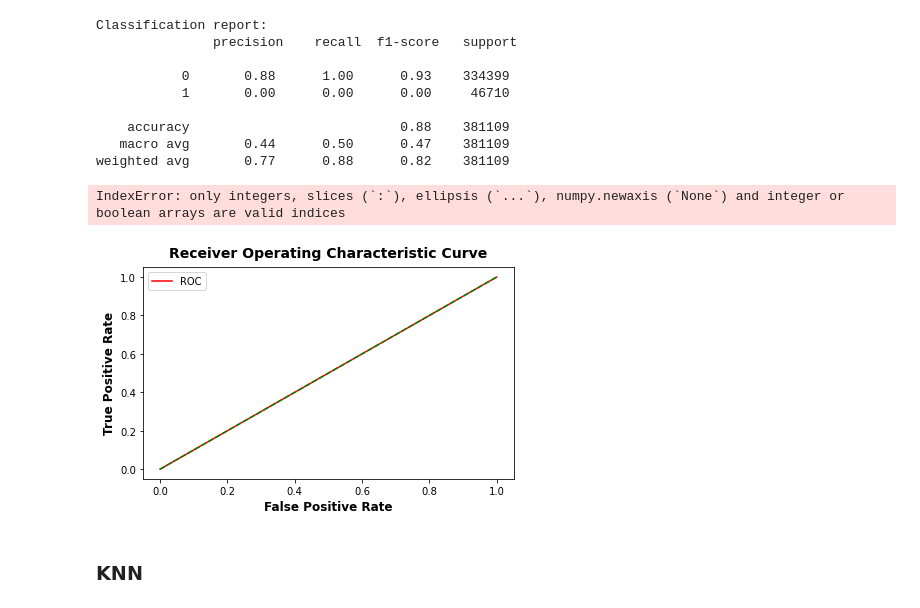
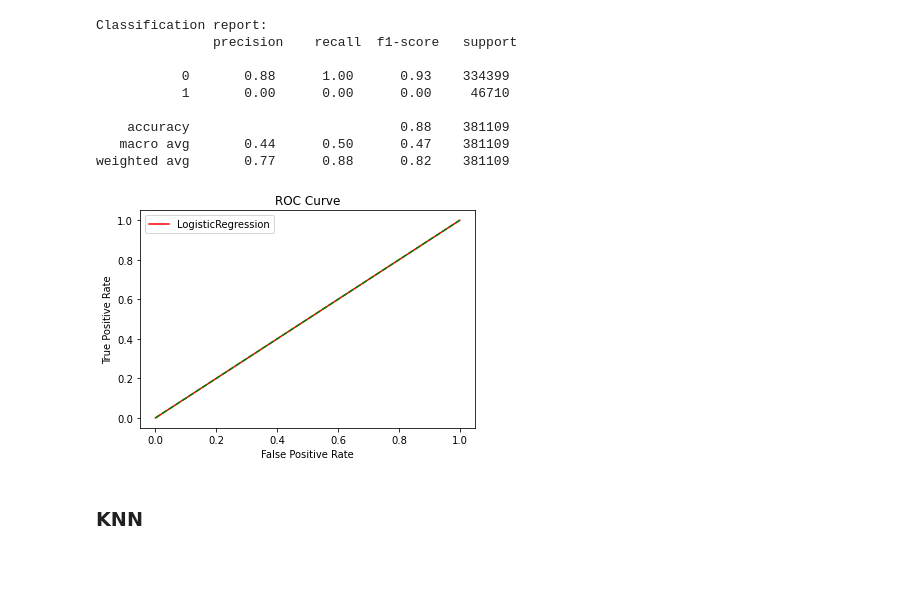
Before and after one commit to caioviniciusdelima/HICSP, a Jupyter notebook: DataScience/Car-insurance.ipynb, the cells around one changed output. Drawn from its saved outputs; the diff is of its cells as text; code cells hidden in the pictures; blank space fills up the shorter version.

```diff
--- a/DataScience/Car-insurance.ipynb
+++ b/DataScience/Car-insurance.ipynb
@@ -115,7 +116,7 @@ sns.heatmap(df.corr(), cmap='Spectral', annot=True)
 # %%
 # Preparação para análise de informações mutuas
-x = df.drop(columns='Response')
-y = df['Response']
+x = df.drop(columns='response')
+y = df['response']
 # %%
 def make_mi_score(x, y):
     """Applycation of Mutual Information on a dataset
@@ -179,3 +178,29 @@ def
+# %%
+def roc_calc_curve(pred, y, name):
+
+    '''
+    Compute ROC curve and ROC area for each class and generates the figure with the curve.
+
+    Args:
+        pred: prediction data from cross validation prediction
+        y: array used to validate the model
+        name: model name (str)
+
+    '''
+    fpr, tpr, _ = roc_curve(y, pred)
+    #roc_auc = auc(fpr, tpr)
+
+    '''# Compute micro-average ROC curve and ROC area - Achar um jeito de isso funcionar***
+    fpr["micro"], tpr["micro"], _ = roc_curve(y.ravel(), pred_lr.ravel())
+    roc_auc["micro"] = auc(fpr["micro"], tpr["micro"])'''
+
+    plt.plot(fpr, tpr, color='red', label=name)
+    plt.plot([0, 1], [0, 1], color='green', linestyle='--')
+    plt.xlabel('False Positive Rate')
+    plt.ylabel('True Positive Rate')
+    plt.title('ROC Curve')
+    plt.legend()
+    plt.show()
 # %%
 # Variables to store the metrics scores
 models, acc, rec = [], [], []
@@ -214,26 +239,10 @@ Classification report:
     accuracy                           0.88    381109
    macro avg       0.44      0.50      0.47    381109
 weighted avg       0.77      0.88      0.82    381109
-# %%
-# Compute ROC curve and ROC area for each class
-fpr, tpr, _ = roc_curve(y, pred_lr)
-roc_auc = auc(fpr, tpr)
-
-# Compute micro-average ROC curve and ROC area
-fpr["micro"], tpr["micro"], _ = roc_curve(y.ravel(), pred_lr.ravel())
-roc_auc["micro"] = auc(fpr["micro"], tpr["micro"])
-# %% [output]
-IndexError: only integers, slices (`:`), ellipsis (`...`), numpy.newaxis (`None`) and integer or boolean arrays are valid indices
-# %%
-plt.plot(fpr, tpr, color='red', label='ROC')
-plt.plot([0, 1], [0, 1], color='green', linestyle='--')
-plt.xlabel('False Positive Rate')
-plt.ylabel('True Positive Rate')
-plt.title('Receiver Operating Characteristic Curve')
-plt.legend()
-plt.show()
-# %% [output]
-[figure, removed]
+# %%
+roc_calc_curve(pred_lr, y, 'LogisticRegression')
+# %% [output]
+[figure, added]
 # %% [markdown]
 ### KNN
 # %%
```
Also changed, not shown: parts of 25 cells of this notebook.
